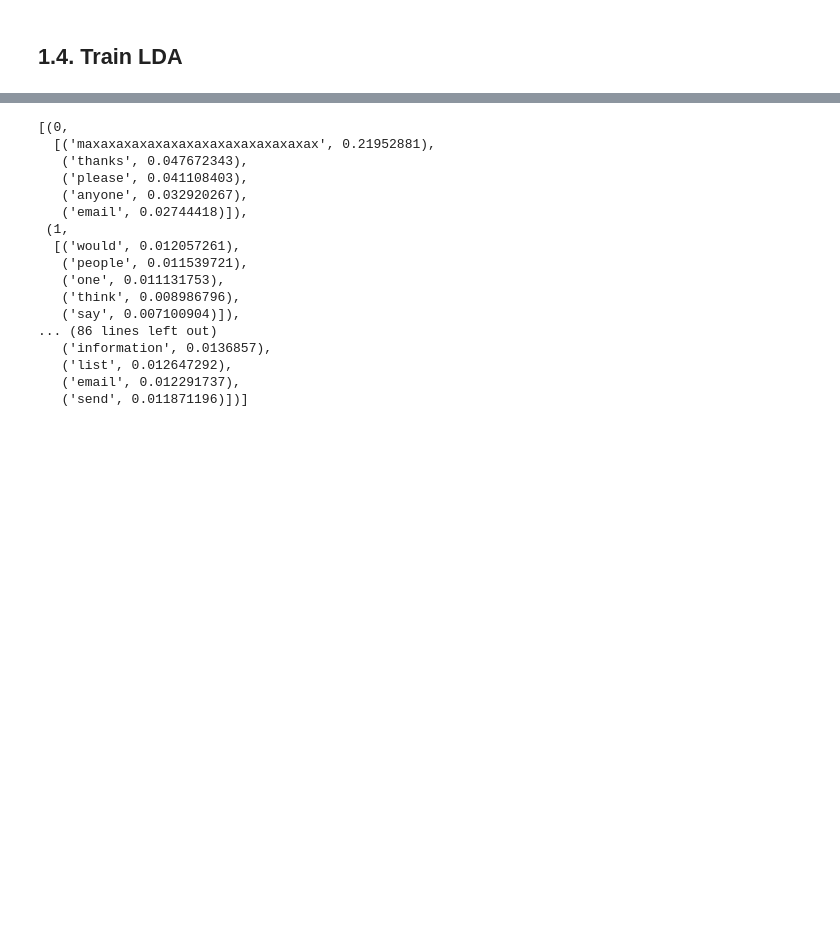
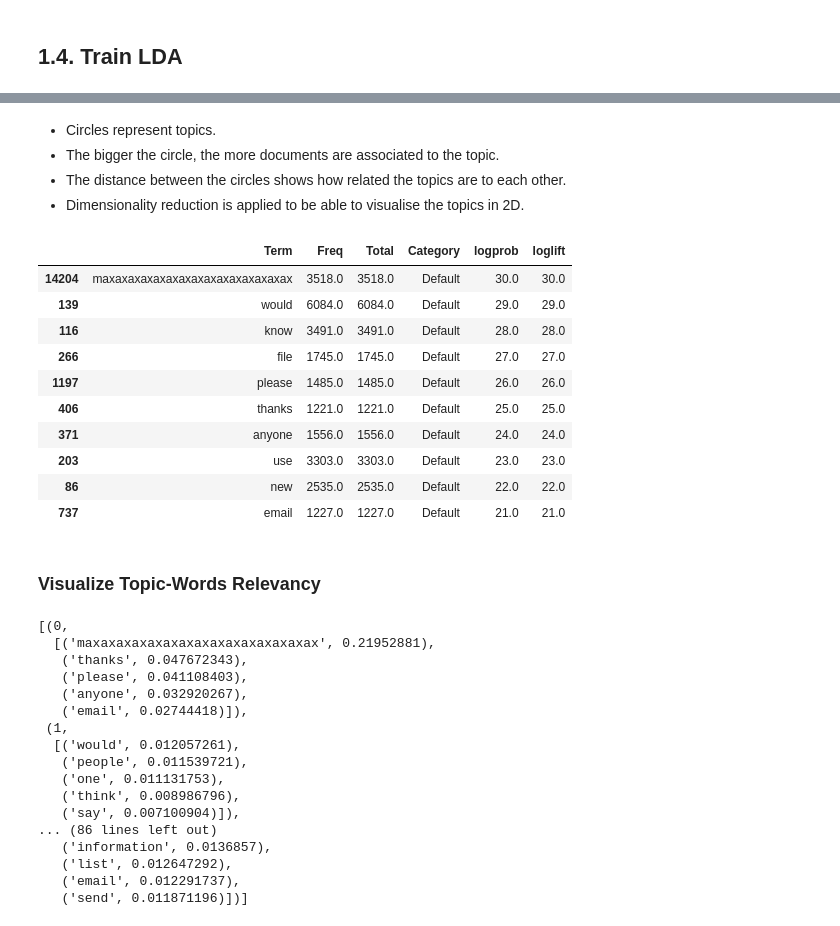
Before and after one commit to amr-galal/nlp101, a Jupyter notebook: topic_modeling/Topic Modeling.ipynb, the cells around one changed output, grey strips where cells are left out. Cells and saved outputs as stored; diff of their text form; code cells hidden in the pictures; blank space fills up the shorter version.

```diff
--- a/topic_modeling/Topic Modeling.ipynb
+++ b/topic_modeling/Topic Modeling.ipynb
@@ -420,3 +455,25 @@ lda_model_tuned = LdaModel(corpus=corpus,
+# %% [markdown]
+* Circles represent topics.
+* The bigger the circle, the more documents are associated to the topic.
+* The distance between the circles shows how related the topics are to each other.
+* Dimensionality reduction is applied to be able to visualise the topics in 2D.
+# %%
+# preview pyLDAvis output
+lda_display.topic_info.head(10)
+# %% [output]
+|  | Term | Freq | Total | Category | logprob | loglift |
+| 14204 | maxaxaxaxaxaxaxaxaxaxaxaxaxaxax | 3518.0 | 3518.0 | Default | 30.0 | 30.0 |
+| 139 | would | 6084.0 | 6084.0 | Default | 29.0 | 29.0 |
+| 116 | know | 3491.0 | 3491.0 | Default | 28.0 | 28.0 |
+| 266 | file | 1745.0 | 1745.0 | Default | 27.0 | 27.0 |
+| 1197 | please | 1485.0 | 1485.0 | Default | 26.0 | 26.0 |
+| 406 | thanks | 1221.0 | 1221.0 | Default | 25.0 | 25.0 |
+| 371 | anyone | 1556.0 | 1556.0 | Default | 24.0 | 24.0 |
+| 203 | use | 3303.0 | 3303.0 | Default | 23.0 | 23.0 |
+| 86 | new | 2535.0 | 2535.0 | Default | 22.0 | 22.0 |
+| 737 | email | 1227.0 | 1227.0 | Default | 21.0 | 21.0 |
+# %% [markdown]
+### Visualize Topic-Words Relevancy
 # %%
 NUM_TOP_WORDS_PER_TOPIC = 5
 # %%
```
Also changed, not shown: parts of 50 cells of this notebook, 1 other file.
